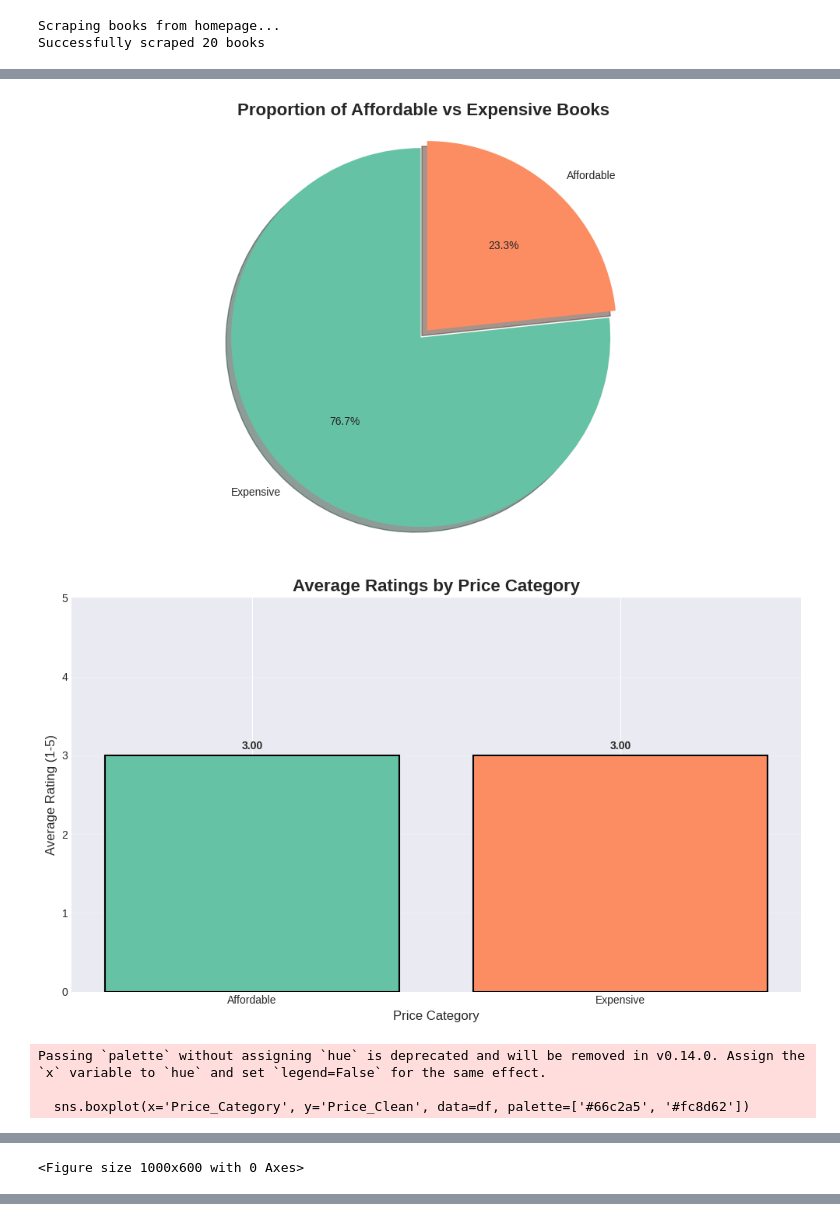
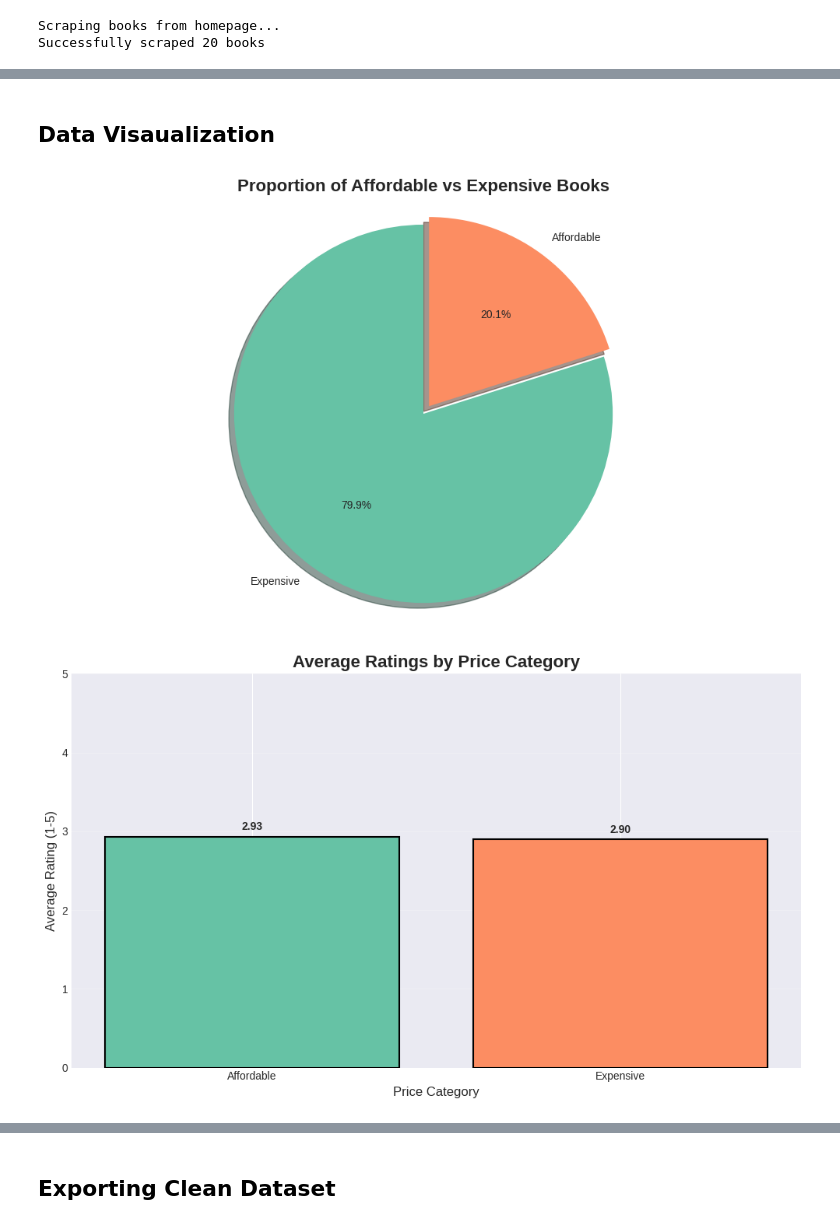
Before and after one commit to Jideib/miva-dts-305, a Jupyter notebook: web_scraping.ipynb, the cells around one changed output, grey strips where cells are left out. Saved outputs shown, nothing was run; the diff lists cells and outputs as text; code cells hidden in the pictures.

Commit message:
The wweb scraping notebook and the data analysis notebook were updated

```diff
--- a/web_scraping.ipynb
+++ b/web_scraping.ipynb
@@ -89,5 +106,5 @@ Successfully scraped 20 books
 # %%
-def scrape_all_books(max_pages=5):
+def scrape_all_books(max_pages=49):
     """
     Scrape books from multiple pages
     """
@@ -106,14 +123,14 @@ def scrape_all_books(max_pages=5):
 
         # Be respectful - add a small delay
         import time
-        time.sleep(1)  # 1 second delay between requests
+        time.sleep(10)  # 10 second delay between requests
 
     return all_books
 
 # Scrape from multiple pages (adjust max_pages as needed)
 print("\n" + "="*50)
 print("Scraping from multiple pages...")
-all_books = scrape_all_books(max_pages=3)  # Start with 3 pages, you can increase
+all_books = scrape_all_books(max_pages=45)
 print(f"Total books scraped: {len(all_books)}")
 # %% [output]
 ==================================================
@@ -242,6 +274,8 @@ ENGINEERED FEATURES
 2               1            10      True
 3               4            13      True
 4               5            37      True
+# %% [markdown]
+## Data Visaualization
 # %%
 # Create visualizations
 
@@ -250,68 +284,33 @@ plt.rcParams['figure.figsize'] = (12, 8)
 
 # 1. Pie chart showing proportion of affordable vs expensive books
 plt.figure(figsize=(10, 6))
 price_counts = df['Price_Category'].value_counts()
 colors = ['#66c2a5', '#fc8d62']  # Green for Affordable, Orange for Expensive
 plt.pie(price_counts.values, labels=price_counts.index, autopct='%1.1f%%',
         colors=colors, startangle=90, explode=(0.05, 0), shadow=True)
 plt.title('Proportion of Affordable vs Expensive Books', fontsize=16, fontweight='bold')
 plt.axis('equal')  # Equal aspect ratio ensures the pie is circular
 plt.tight_layout()
 plt.show()
 
 # 2. Bar chart of average ratings by category
 plt.figure(figsize=(10, 6))
-avg_ratings_plot = df.groupby('Price_Category')['Rating_Numeric'].mean().sort_index()
+avg_ratings_plot = df['Rating_Numeric'].groupby(df['Price_Category'], observed=True).mean().sort_index()
 bars = plt.bar(avg_ratings_plot.index, avg_ratings_plot.values,
                color=['#66c2a5', '#fc8d62'], edgecolor='black', linewidth=1.5)
 
 # Add value labels on top of bars
 for bar, value in zip(bars, avg_ratings_plot.values):
     plt.text(bar.get_x() + bar.get_width()/2, bar.get_height() + 0.05,
              f'{value:.2f}', ha='center', va='bottom', fontweight='bold')
 
 plt.title('Average Ratings by Price Category', fontsize=16, fontweight='bold')
 plt.xlabel('Price Category', fontsize=12)
 plt.ylabel('Average Rating (1-5)', fontsize=12)
 plt.ylim(0, 5)  # Ratings are on a 1-5 scale
 plt.grid(axis='y', alpha=0.3)
 plt.tight_layout()
 plt.show()
-
-# 3. Additional Visualization: Price Distribution
-plt.figure(figsize=(12, 6))
-plt.subplot(1, 2, 1)
-plt.hist(df['Price_Clean'], bins=20, color='skyblue', edgecolor='black', alpha=0.7)
-plt.axvline(x=20, color='red', linestyle='--', linewidth=2, label='£20 Threshold')
-plt.title('Distribution of Book Prices', fontsize=14)
-plt.xlabel('Price (£)', fontsize=12)
-plt.ylabel('Number of Books', fontsize=12)
-plt.legend()
-plt.grid(alpha=0.3)
-
-plt.subplot(1, 2, 2)
-sns.boxplot(x='Price_Category', y='Price_Clean', data=df, palette=['#66c2a5', '#fc8d62'])
-plt.title('Price Distribution by Category', fontsize=14)
-plt.xlabel('Price Category', fontsize=12)
-plt.ylabel('Price (£)', fontsize=12)
-plt.grid(alpha=0.3)
-
-plt.tight_layout()
-plt.show()
-
-# 4. Additional Visualization: Rating Distribution by Category
-plt.figure(figsize=(10, 6))
-rating_counts = df.groupby(['Price_Category', 'Rating_Numeric']).size().unstack()
-rating_counts.plot(kind='bar', stacked=True, color=['#fee08b', '#fc8d59', '#d53e4f', '#9e0142', '#5e4fa2'])
-plt.title('Rating Distribution by Price Category', fontsize=16, fontweight='bold')
-plt.xlabel('Price Category', fontsize=12)
-plt.ylabel('Number of Books', fontsize=12)
-plt.legend(title='Rating', bbox_to_anchor=(1.05, 1), loc='upper left')
-plt.tight_layout()
-plt.show()
 # %% [output]
-[figure, old version]
+[figure, new version]
-[figure, old version]
+[figure, new version]
-Passing `palette` without assigning `hue` is deprecated and will be removed in v0.14.0. Assign the `x` variable to `hue` and set `legend=False` for the same effect.
-
-  sns.boxplot(x='Price_Category', y='Price_Clean', data=df, palette=['#66c2a5', '#fc8d62'])
@@ -319 +316,0 @@ Passing `palette` without assigning `hue` is deprecated and will be removed in v
-<Figure size 1000x600 with 0 Axes>
@@ -321,3 +317,5 @@ Passing `palette` without assigning `hue` is deprecated and will be removed in v
+# %% [markdown]
+## Exporting Clean Dataset
 # %%
 # Export the final dataset
 output_file = 'books_scraped_cleaned.csv'
```
Also changed, not shown: parts of 12 cells of this notebook, 7 other files.
